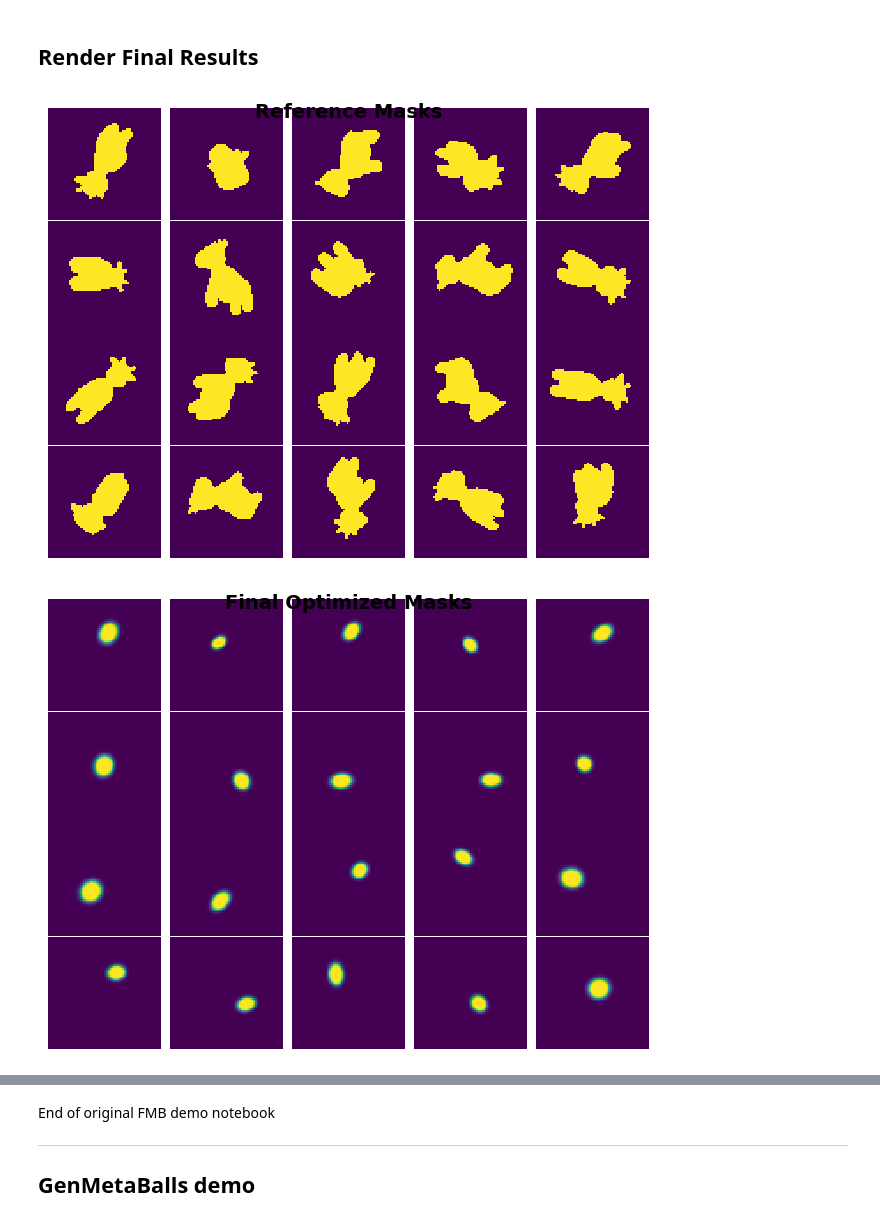
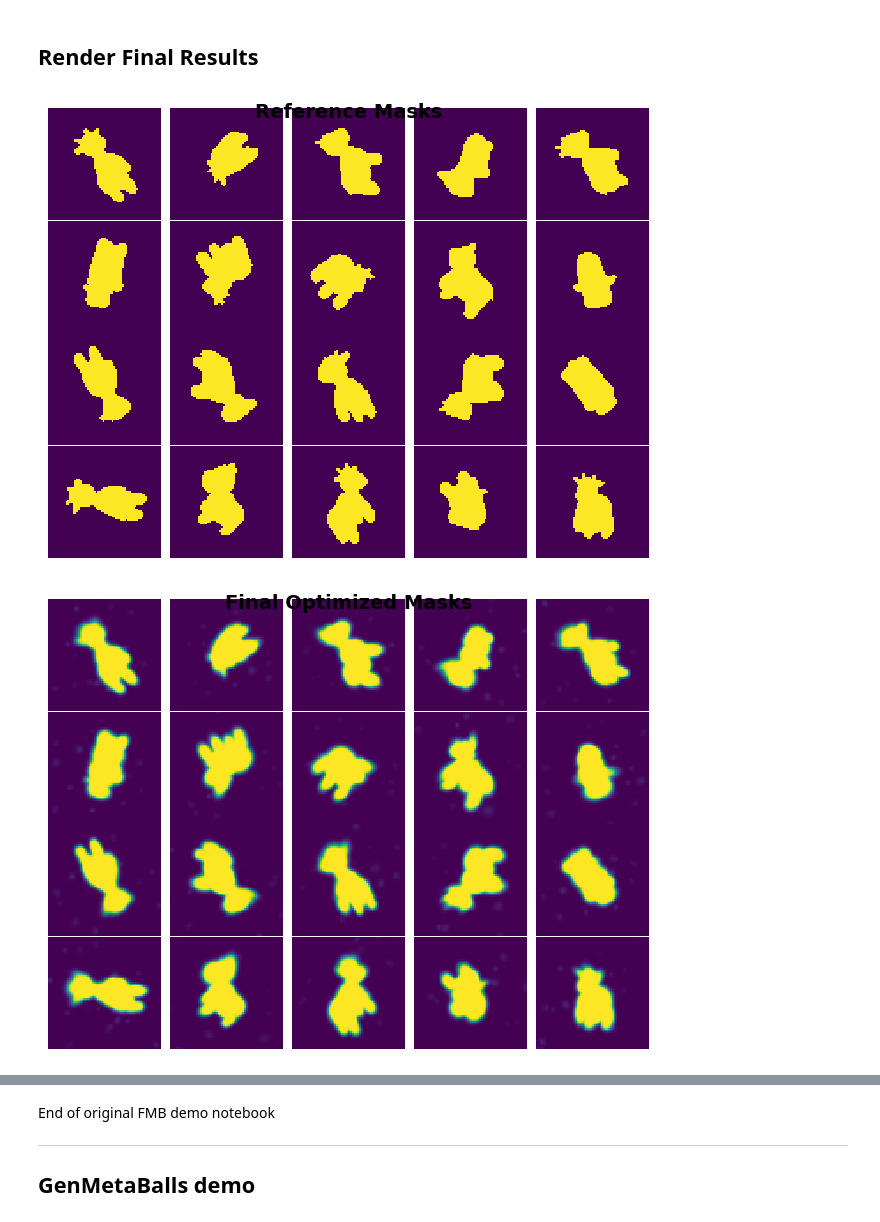
Before and after one commit to probcomp/GenMetaBalls, a Jupyter notebook: notebooks/fuzzy_metaballs_demo.ipynb, the cells around one changed output, grey strips where cells are left out. Drawn from its saved outputs; the diff is of its cells as text; code cells hidden in the pictures.

Commit message:
pull arijit's code + get rid of transform3d

```diff
--- a/notebooks/fuzzy_metaballs_demo.ipynb
+++ b/notebooks/fuzzy_metaballs_demo.ipynb
@@ -148,7 +148,7 @@ trans = []
 render_start = time.perf_counter()
 
 for quat in tqdm(rand_quats, desc="Rendering reference views"):
-    R = transforms3d.quaternions.quat2mat(quat)
+    R = Rot.from_quat(quat).as_matrix()
     loc = np.array([0, 0, 3 * shape_scale]) @ R + center
     trans.append(loc)
     pose = np.vstack([np.vstack([R, loc]).T, np.array([0, 0, 0, 1])])
@@ -239,7 +239,7 @@ pixel_list = (
 camera_rays = get_camera_rays(focal_length, focal_length, cx, cy, pixel_list)
 cameras_list = []
 for tran, quat in zip(trans, rand_quats, strict=False):
-    R = transforms3d.quaternions.quat2mat(quat)
+    R = Rot.from_quat(quat).as_matrix()
     camera_rays2 = camera_rays @ R
     t = np.tile(tran[None], (camera_rays2.shape[0], 1))
     rays_trans = np.stack([camera_rays2, t], 1)
@@ -465,10 +465,10 @@ final_means, final_precs, final_weight_logs = opt_params(opt_state)
 final_means /= shape_scale_mul
 final_precs *= shape_scale_mul
 
-_i, _n = 0, 1
-final_means = final_means[_i:_i+_n]
-final_precs = final_precs[_i:_i+_n]
-final_weight_logs = final_weight_logs[_i:_i+_n]
+# _i, _n = 4, 1
+# final_means = final_means[_i:_i+_n]
+# final_precs = final_precs[_i:_i+_n]
+# final_weight_logs = final_weight_logs[_i:_i+_n]
 
 # Render final results
 alpha_results_final = []
@@ -489,32 +489,32 @@ image_grid(target_sil, rows=4, cols=5, rgb=False)
 plt.suptitle("Reference Masks", fontsize=14, fontweight="bold")
 plt.show()
 
 image_grid(alpha_results_final, rows=4, cols=5, rgb=False)
 plt.suptitle("Final Optimized Masks", fontsize=14, fontweight="bold")
 plt.show()
 
 # Depth comparison
 vmin = np.nanmin(np.array(ref_depths))
 vmax = np.nanmax(np.array(ref_depths))
 
 fig, (ax1, ax2) = plt.subplots(1, 2, figsize=(12, 5))
 im1 = ax1.imshow(alpha_results_depth[3], vmin=vmin, vmax=vmax, cmap="viridis")
 ax1.set_title("Estimated Depth (View 3)", fontsize=12, fontweight="bold")
 ax1.axis("off")
 plt.colorbar(im1, ax=ax1)
 
 im2 = ax2.imshow(ref_depths[3], vmin=vmin, vmax=vmax, cmap="viridis")
 ax2.set_title("Ground Truth Depth (View 3)", fontsize=12, fontweight="bold")
 ax2.axis("off")
 plt.colorbar(im2, ax=ax2)
 
 plt.tight_layout()
 plt.show()
 
 image_grid(alpha_results_depth, rows=4, cols=5, rgb=False, vmin=vmin, vmax=vmax)
 plt.suptitle("Final Depth Maps - All Views", fontsize=14, fontweight="bold")
 plt.tight_layout()
 plt.show()
 # %% [output]
-[figure, old version]
+[figure, new version]
-[figure, old version]
+[figure, new version]
```
Also changed, not shown: parts of 12 cells of this notebook, 3 other files.
